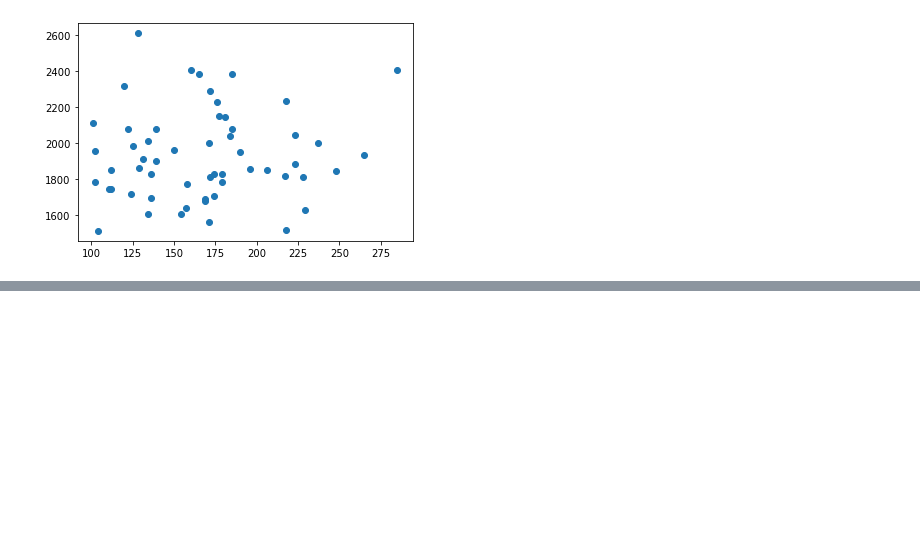
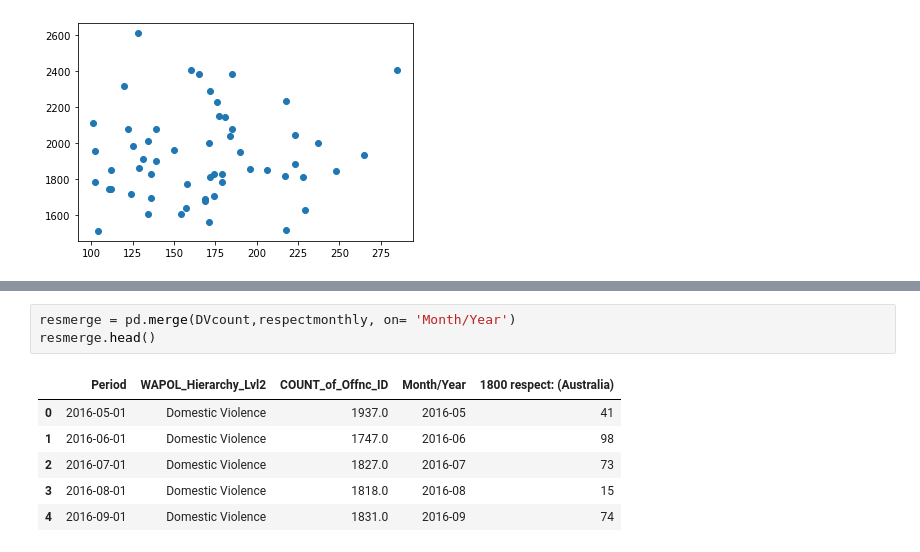
Before and after one commit to FernB/WACrimeRatesCovid19, a Jupyter notebook: WA Crime Rates.ipynb, the cells around one changed output, grey strips where cells are left out. Drawn from its saved outputs; the diff is of its cells as text; blank space fills up the shorter version.

```diff
--- a/WA Crime Rates.ipynb
+++ b/WA Crime Rates.ipynb
@@ -318,0 +321,10 @@ plt.scatter(x=dvmerge['domestic violence: (Western Australia)'], y=dvmerge['COUN
+# %%
+resmerge = pd.merge(DVcount,respectmonthly, on= 'Month/Year')
+resmerge.head()
+# %% [output]
+|  | Period | WAPOL_Hierarchy_Lvl2 | COUNT_of_Offnc_ID | Month/Year | 1800 respect: (Australia) |
+| 0 | 2016-05-01 | Domestic Violence | 1937.0 | 2016-05 | 41 |
+| 1 | 2016-06-01 | Domestic Violence | 1747.0 | 2016-06 | 98 |
+| 2 | 2016-07-01 | Domestic Violence | 1827.0 | 2016-07 | 73 |
+| 3 | 2016-08-01 | Domestic Violence | 1818.0 | 2016-08 | 15 |
+| 4 | 2016-09-01 | Domestic Violence | 1831.0 | 2016-09 | 74 |
```
Also changed, not shown: parts of 11 cells of this notebook, 1 other file.
